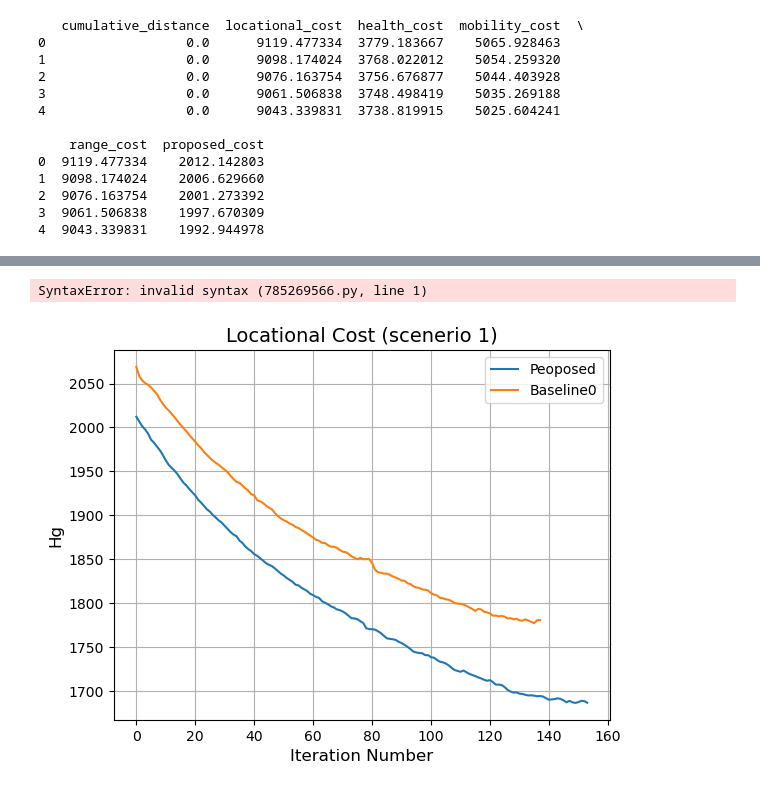
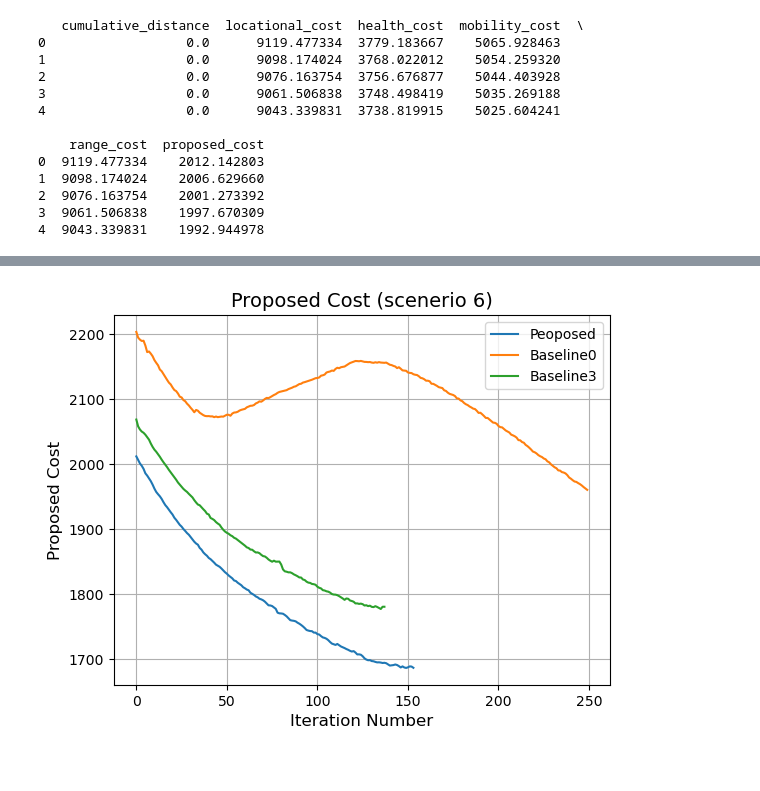
Before and after one commit to thapashekhar/MRS_Unified_Coverage, a Jupyter notebook: robotarium_python_simulator_MRS_UGA/rps/mrs_unified_coverage/plottingscript.ipynb, the cells around one changed output, grey strips where cells are left out. Cells and saved outputs as stored; diff of their text form; code cells hidden in the pictures.

```diff
--- a/robotarium_python_simulator_MRS_UGA/rps/mrs_unified_coverage/plottingscript.ipynb
+++ b/robotarium_python_simulator_MRS_UGA/rps/mrs_unified_coverage/plottingscript.ipynb
@@ -74,12 +61,12 @@ print(df_cost.head())
 # %%
-cumulative_distance11 = pd.read_csv( './csv/s6/cumulativeDistanceTravelB0.csv', header=None, converters={0: lambda x: float(x.strip("[]"))})
-locational_cost11 = pd.read_csv( './csv/s6/locationalCostB0.csv', header=None, converters={0: lambda x: float(x.strip("[]"))})
-health_cost11 = pd.read_csv('./csv/s6/healthCostB0.csv',header=None, converters={0: lambda x: float(x.strip("[]"))})
-mobility_cost11 = pd.read_csv( './csv/s6/mobilityCostB0.csv', header=None, converters={0: lambda x: float(x.strip("[]"))})
-range_cost11 = pd.read_csv('./csv/s6/rangeCostB0.csv', header=None, converters={0: lambda x: float(x.strip("[]"))})
-proposed_cost11 = pd.read_csv('./csv/s6/proposedCostB0.csv', header=None,converters={0: lambda x: float(x.strip("[]"))})
+cumulative_distance11 = pd.read_csv( './csv/s6/cumulativeDistanceTravelB3.csv', header=None, converters={0: lambda x: float(x.strip("[]"))})
+locational_cost11 = pd.read_csv( './csv/s6/locationalCostB3.csv', header=None, converters={0: lambda x: float(x.strip("[]"))})
+health_cost11 = pd.read_csv('./csv/s6/healthCostB3.csv',header=None, converters={0: lambda x: float(x.strip("[]"))})
+mobility_cost11 = pd.read_csv( './csv/s6/mobilityCostB3.csv', header=None, converters={0: lambda x: float(x.strip("[]"))})
+range_cost11 = pd.read_csv('./csv/s6/rangeCostB3.csv', header=None, converters={0: lambda x: float(x.strip("[]"))})
+proposed_cost11 = pd.read_csv('./csv/s6/proposedCostB3.csv', header=None,converters={0: lambda x: float(x.strip("[]"))})
 
 # Display first 5 rows
-df_cost1 = pd.concat([cumulative_distance1,locational_cost1, health_cost1, mobility_cost1,range_cost1, proposed_cost1], axis=1)
-df_cost1.columns=['cumulative_distance','locational_cost', 'health_cost', 'mobility_cost','range_cost', 'proposed_cost']
-print(df_cost.head())
+df_cost11 = pd.concat([cumulative_distance11,locational_cost11, health_cost11, mobility_cost11,range_cost11, proposed_cost11], axis=1)
+df_cost11.columns=['cumulative_distance','locational_cost', 'health_cost', 'mobility_cost','range_cost', 'proposed_cost']
+print(df_cost11.head())
@@ -86,23 +87,20 @@ print(df_cost.head())
-# %%
-plt.plot(locational_cost.index, locational_cost."0")
-# %% [output]
-SyntaxError: invalid syntax (785269566.py, line 1)
 # %%
 
 
 plt.plot(df_cost.index, df_cost.proposed_cost, label ="Peoposed" )
 plt.plot(df_cost1.index, df_cost1.proposed_cost, label ="Baseline0")
+plt.plot(df_cost11.index, df_cost11.proposed_cost, label ="Baseline3")
 
 # Add title and axis labels
-plt.title("Locational Cost (scenerio 1)", fontsize=14)   # Set title
+plt.title("Proposed Cost (scenerio 6)", fontsize=14)   # Set title
 plt.xlabel("Iteration Number", fontsize=12) # X-axis label
-plt.ylabel("Hg", fontsize=12)              # Y-axis label
+plt.ylabel("Proposed Cost", fontsize=12)              # Y-axis label
 # Add a legend
 plt.legend()
 
 # Show the grid for better readability
 plt.grid(True)
-plt.savefig("./plot/locational_cost_scenario1.png")
+plt.savefig("./plot/locational_cost_scenario6.png")
 plt.show()
 # %% [output]
-[figure, old version]
+[figure, new version]
```
Also changed, not shown: parts of 5 cells of this notebook, 17 other files.
